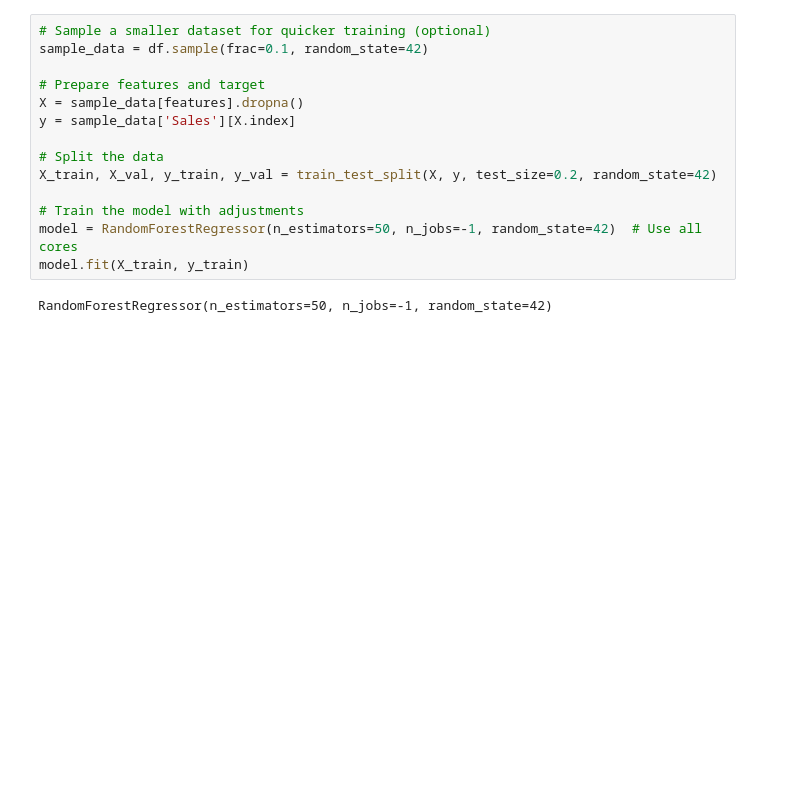
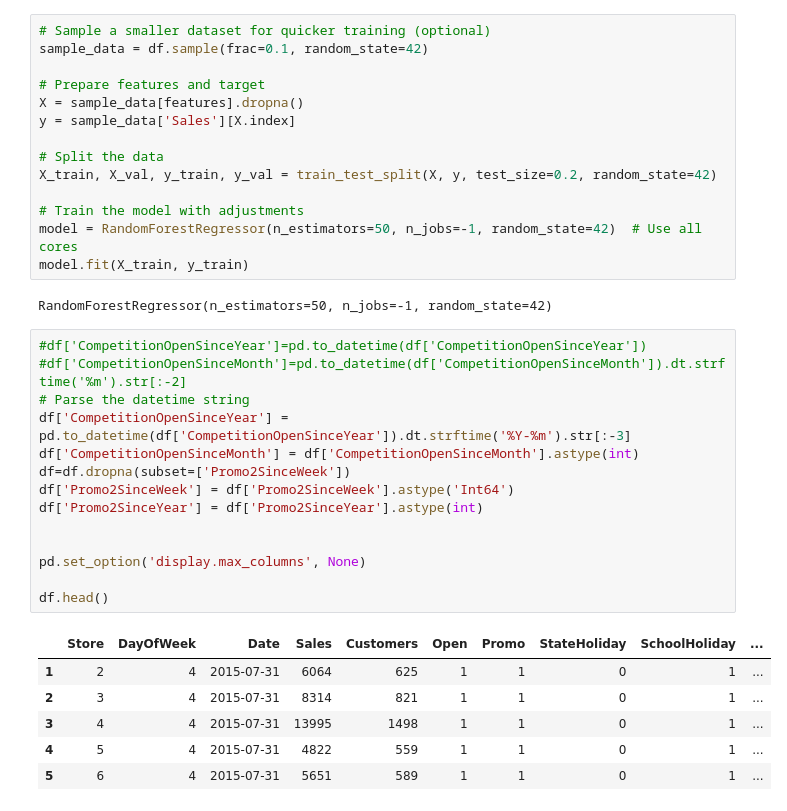
Before and after one commit to jackEBG/wek4, a Jupyter notebook: notebooks/prediction.ipynb, the cells around one changed output. Cells and saved outputs as stored; diff of their text form; blank space fills up the shorter version.

```diff
--- a/notebooks/prediction.ipynb
+++ b/notebooks/prediction.ipynb
@@ -512,3 +512,24 @@ model = RandomForestRegressor(n_estimators=50, n_jobs=-1, random_state=42)  # Us
 model.fit(X_train, y_train)
 # %% [output]
 RandomForestRegressor(n_estimators=50, n_jobs=-1, random_state=42)
+# %%
+#df['CompetitionOpenSinceYear']=pd.to_datetime(df['CompetitionOpenSinceYear'])
+#df['CompetitionOpenSinceMonth']=pd.to_datetime(df['CompetitionOpenSinceMonth']).dt.strftime('%m').str[:-2]
+# Parse the datetime string
+df['CompetitionOpenSinceYear'] = pd.to_datetime(df['CompetitionOpenSinceYear']).dt.strftime('%Y-%m').str[:-3]
+df['CompetitionOpenSinceMonth'] = df['CompetitionOpenSinceMonth'].astype(int)
+df=df.dropna(subset=['Promo2SinceWeek'])
+df['Promo2SinceWeek'] = df['Promo2SinceWeek'].astype('Int64')
+df['Promo2SinceYear'] = df['Promo2SinceYear'].astype(int)
+
+
+pd.set_option('display.max_columns', None)
+
+df.head()
+# %% [output]
+|  | Store | DayOfWeek | Date | Sales | Customers | Open | Promo | StateHoliday | SchoolHoliday | ... |
+| 1 | 2 | 4 | 2015-07-31 | 6064 | 625 | 1 | 1 | 0 | 1 | ... |
+| 2 | 3 | 4 | 2015-07-31 | 8314 | 821 | 1 | 1 | 0 | 1 | ... |
+| 3 | 4 | 4 | 2015-07-31 | 13995 | 1498 | 1 | 1 | 0 | 1 | ... |
+| 4 | 5 | 4 | 2015-07-31 | 4822 | 559 | 1 | 1 | 0 | 1 | ... |
+| 5 | 6 | 4 | 2015-07-31 | 5651 | 589 | 1 | 1 | 0 | 1 | ... |
```
Also changed, not shown: parts of 3 cells of this notebook.
